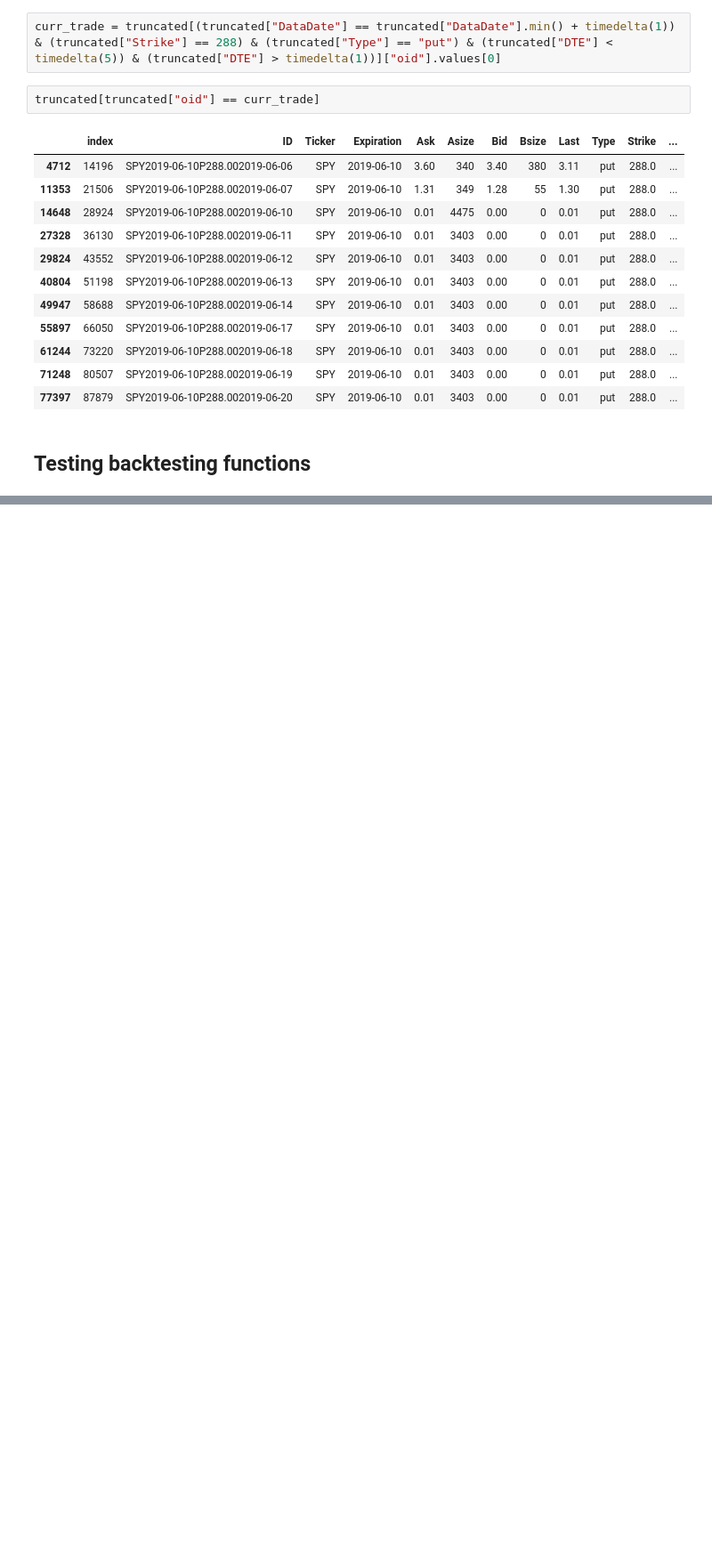
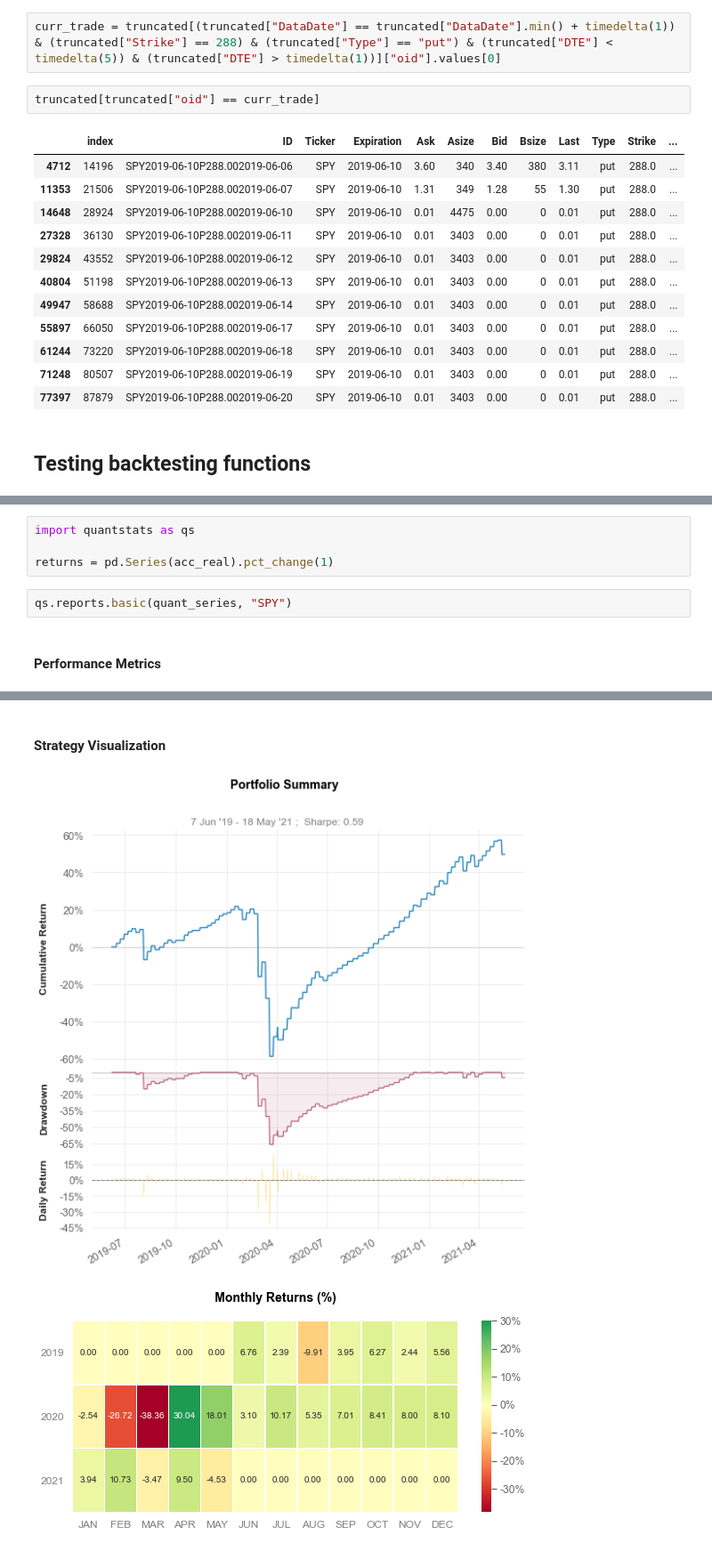
Before and after one commit to zachlim98/optiks-bt, a Jupyter notebook: backtesting.ipynb, the cells around one changed output, grey strips where cells are left out. Shown: that part at 89% size. Drawn from its saved outputs; the diff is of its cells as text; blank space fills up the shorter version.

```diff
--- a/backtesting.ipynb
+++ b/backtesting.ipynb
@@ -164,0 +202,8 @@ sample_day
+# %%
+import quantstats as qs
+
+returns = pd.Series(acc_real).pct_change(1)
+# %%
+qs.reports.basic(quant_series, "SPY")
+# %% [output]
+Performance Metrics
@@ -164,0 +227,3 @@ sample_day
+Strategy Visualization
+[figure, added]
+[figure, added]
```
Also changed, not shown: parts of 20 cells of this notebook, 3 other files.
